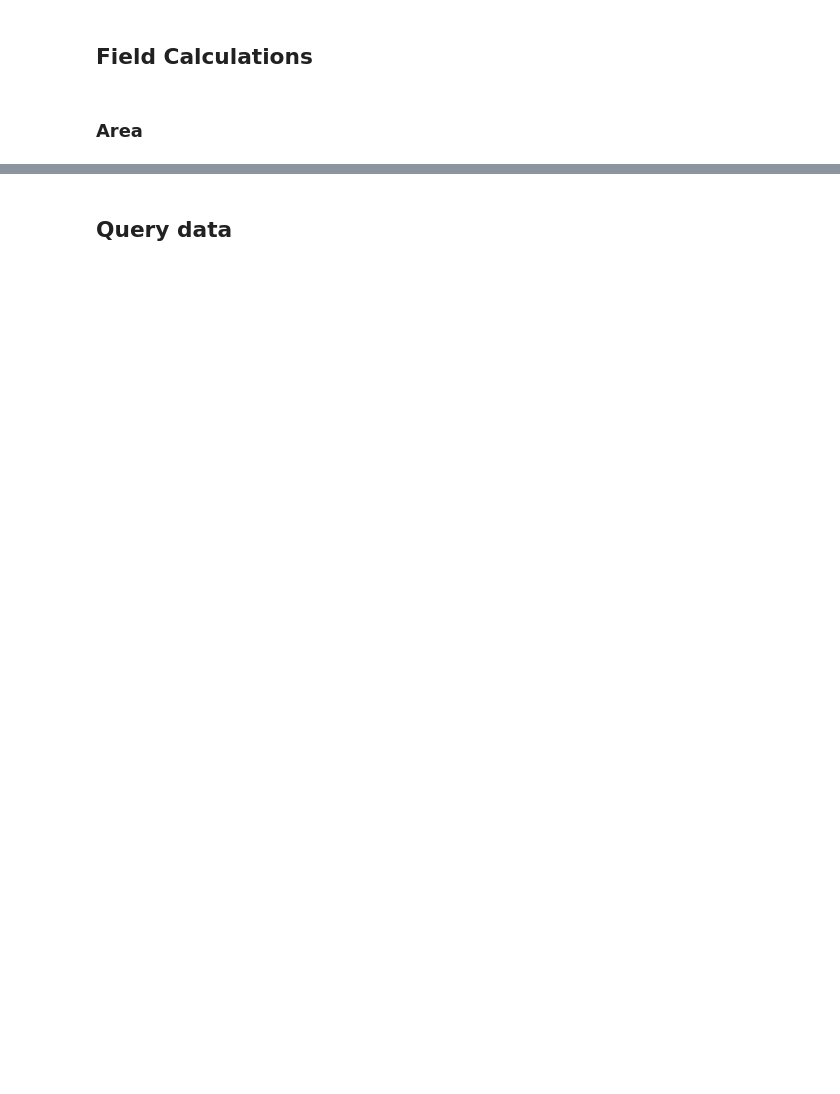
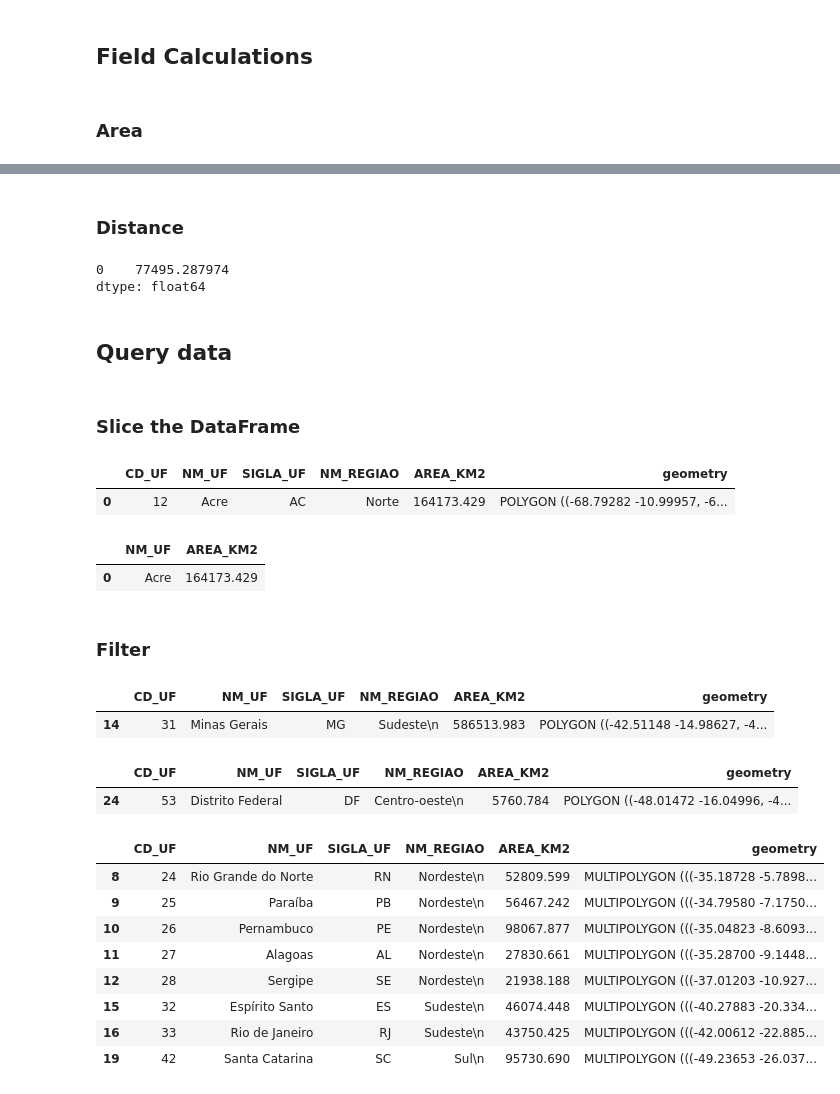
Before and after one commit to LPontes/Python-for-Geospatial-Analysis, a Jupyter notebook: tutorials/1.1 - Vector - Geopandas intro.ipynb, the cells around one changed output, grey strips where cells are left out. Cells and saved outputs as stored; diff of their text form; code cells hidden in the pictures; blank space fills up the shorter version.

```diff
--- a/tutorials/1.1 - Vector - Geopandas intro.ipynb
+++ b/tutorials/1.1 - Vector - Geopandas intro.ipynb
@@ -49,2 +164,49 @@ df = gpd.read_postgis(sql, con)
+# %% [markdown]
+### Distance
+# %%
+df_rain_stations[df_rain_stations['OBJECTID'] == 1].reset_index().distance(
+    df_rain_stations[df_rain_stations['OBJECTID'] == 2].reset_index())
+# %% [output]
+0    77495.287974
+dtype: float64
 # %% [markdown]
 ## Query data
+# %% [markdown]
+### Slice the DataFrame
+# %%
+#using .iloc
+df_estados.iloc[0:1,:]
+# %% [output]
+|  | CD_UF | NM_UF | SIGLA_UF | NM_REGIAO | AREA_KM2 | geometry |
+| 0 | 12 | Acre | AC | Norte | 164173.429 | POLYGON ((-68.79282 -10.99957, -6... |
+# %%
+# using .loc
+df_estados.loc[:0,['NM_UF', 'AREA_KM2']]
+# %% [output]
+|  | NM_UF | AREA_KM2 |
+| 0 | Acre | 164173.429 |
+# %% [markdown]
+### Filter
+# %%
+df_estados[df_estados['SIGLA_UF'] == 'MG']
+# %% [output]
+|  | CD_UF | NM_UF | SIGLA_UF | NM_REGIAO | AREA_KM2 | geometry |
+| 14 | 31 | Minas Gerais | MG | Sudeste\n | 586513.983 | POLYGON ((-42.51148 -14.98627, -4... |
+# %%
+
+df_estados[df_estados['AREA_KM2']<10000]
+# %% [output]
+|  | CD_UF | NM_UF | SIGLA_UF | NM_REGIAO | AREA_KM2 | geometry |
+| 24 | 53 | Distrito Federal | DF | Centro-oeste\n | 5760.784 | POLYGON ((-48.01472 -16.04996, -4... |
+# %%
+df_estados[df_estados['AREA_KM2'].between(1e4,1e5)]
+# %% [output]
+|  | CD_UF | NM_UF | SIGLA_UF | NM_REGIAO | AREA_KM2 | geometry |
+| 8 | 24 | Rio Grande do Norte | RN | Nordeste\n | 52809.599 | MULTIPOLYGON (((-35.18728 -5.7898... |
+| 9 | 25 | Paraíba | PB | Nordeste\n | 56467.242 | MULTIPOLYGON (((-34.79580 -7.1750... |
+| 10 | 26 | Pernambuco | PE | Nordeste\n | 98067.877 | MULTIPOLYGON (((-35.04823 -8.6093... |
+| 11 | 27 | Alagoas | AL | Nordeste\n | 27830.661 | MULTIPOLYGON (((-35.28700 -9.1448... |
+| 12 | 28 | Sergipe | SE | Nordeste\n | 21938.188 | MULTIPOLYGON (((-37.01203 -10.927... |
+| 15 | 32 | Espírito Santo | ES | Sudeste\n | 46074.448 | MULTIPOLYGON (((-40.27883 -20.334... |
+| 16 | 33 | Rio de Janeiro | RJ | Sudeste\n | 43750.425 | MULTIPOLYGON (((-42.00612 -22.885... |
+| 19 | 42 | Santa Catarina | SC | Sul\n | 95730.690 | MULTIPOLYGON (((-49.23653 -26.037... |
```
Also changed, not shown: parts of 38 cells of this notebook.
